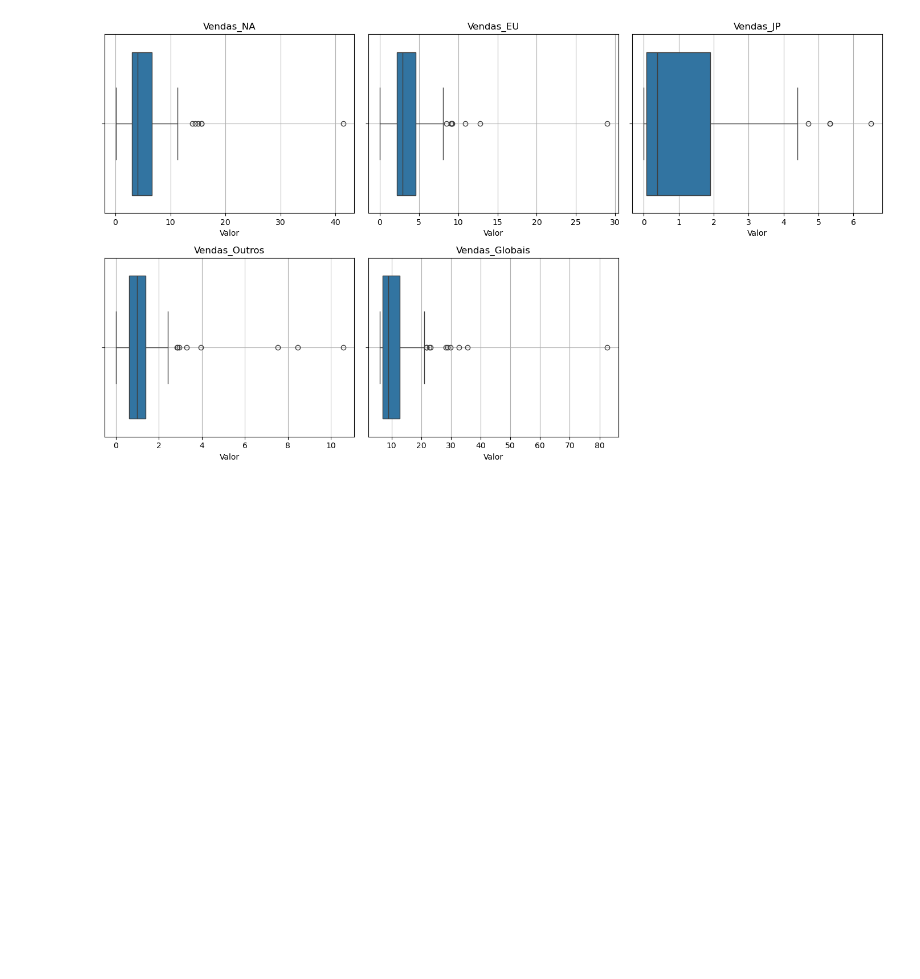
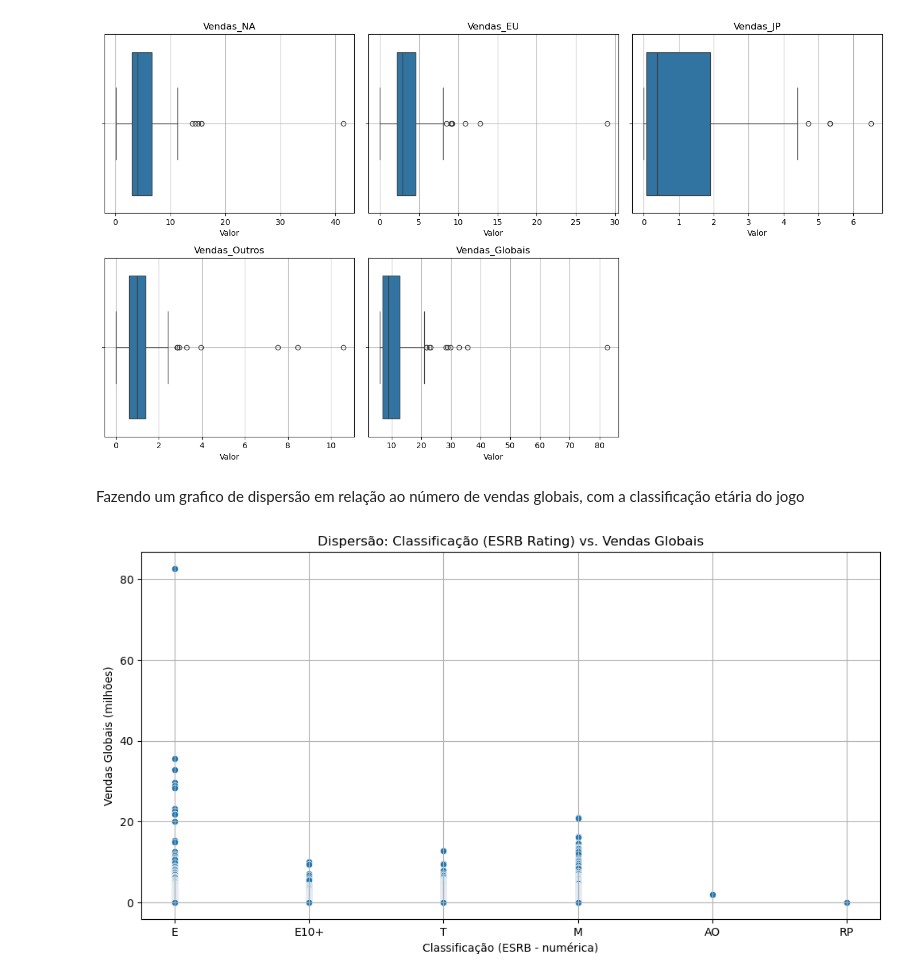
Before and after one commit to paulo-victorr/Projeto-ICD, a Jupyter notebook: Projeto_ICD.ipynb, the cells around one changed output. Saved outputs shown, nothing was run; the diff lists cells and outputs as text; code cells hidden in the pictures; blank space fills up the shorter version.

```diff
--- a/Projeto_ICD.ipynb
+++ b/Projeto_ICD.ipynb
@@ -183,3 +213,30 @@ plt.tight_layout()
 plt.show()
 # %% [output]
 [figure]
+# %% [markdown]
+Fazendo um grafico de dispersão em relação ao número de vendas globais, com a classificação etária do jogo
+# %%
+
+rating_mapping = {
+    'E': 1,         # Livre para todas as idades
+    'E10+': 2,     # Maiores de 10 anos
+    'T': 3,         # Maiores de 13 anos
+    'M': 4,         # Maiores de 17 anos
+    'AO': 5,        # Maiores de 18 anos
+    'RP': 6,        # Classificação pendente
+}
+
+
+df_limpo['Rating_Num'] = df_limpo['Classificação'].map(rating_mapping)
+
+
+plt.figure(figsize=(12, 6))
+sns.scatterplot(x='Rating_Num', y='Vendas_Globais', data=df_limpo)
+plt.title('Dispersão: Classificação (ESRB Rating) vs. Vendas Globais')
+plt.xlabel('Classificação (ESRB - numérica)')
+plt.ylabel('Vendas Globais (milhões)')
+plt.xticks(ticks=list(rating_mapping.values()), labels=list(rating_mapping.keys()))
+plt.grid(True)
+plt.show()
+# %% [output]
+[figure, added]
```
Also changed, not shown: parts of 12 cells of this notebook.
